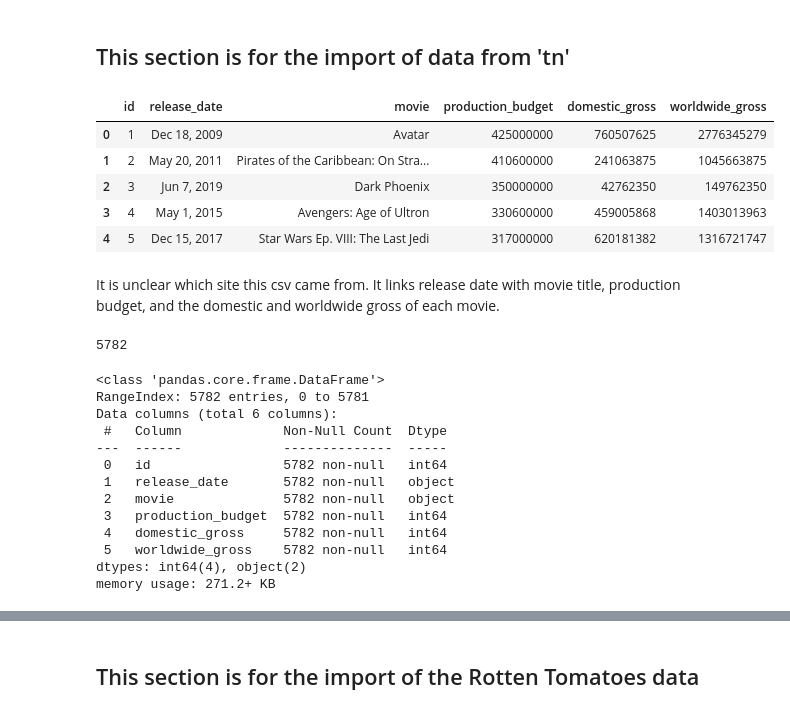
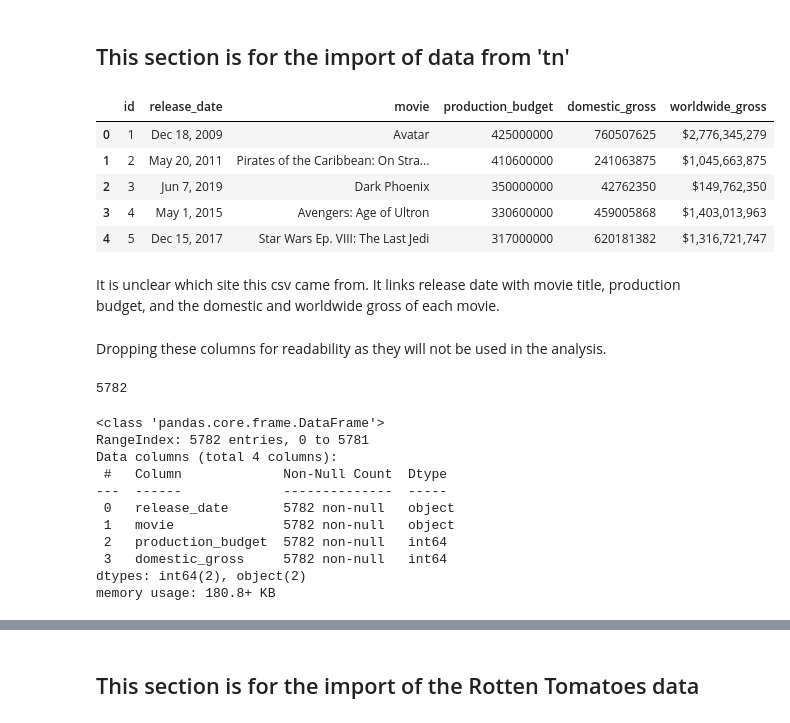
Before and after one commit to JenniferLavoie/DSFirstProject, a Jupyter notebook: student.ipynb, the cells around one changed output, grey strips where cells are left out. Saved outputs shown, nothing was run; the diff lists cells and outputs as text; code cells hidden in the pictures.

```diff
--- a/student.ipynb
+++ b/student.ipynb
@@ -238,28 +242,30 @@ Name: foreign_gross, Length: 1199, dtype: int64
 # %%
 tn_df = pd.read_csv('zippedData/tn.movie_budgets.csv.gz')
 
 # list of columns that will be converted to numeric
-cols = ['production_budget', 'domestic_gross', 'worldwide_gross']
+cols = ['production_budget', 'domestic_gross']
 
 # removal of $ and , so that columns can be converted to numeric
 tn_df[cols] = tn_df[cols].replace({'\$':'', ',':''}, regex = True)
 
-# conversion of the specified columns to numeric
+# conversion of the specified columns to numeric.  Coerce will remove any non-numeric values.
 for col in cols:
     tn_df[col] = pd.to_numeric(tn_df[col], errors='coerce')
 
 tn_df.head()
 # %% [output]
 |  | id | release_date | movie | production_budget | domestic_gross | worldwide_gross |
-| 0 | 1 | Dec 18, 2009 | Avatar | 425000000 | 760507625 | 2776345279 |
-| 1 | 2 | May 20, 2011 | Pirates of the Caribbean: On Stra... | 410600000 | 241063875 | 1045663875 |
-| 2 | 3 | Jun 7, 2019 | Dark Phoenix | 350000000 | 42762350 | 149762350 |
-| 3 | 4 | May 1, 2015 | Avengers: Age of Ultron | 330600000 | 459005868 | 1403013963 |
-| 4 | 5 | Dec 15, 2017 | Star Wars Ep. VIII: The Last Jedi | 317000000 | 620181382 | 1316721747 |
+| 0 | 1 | Dec 18, 2009 | Avatar | 425000000 | 760507625 | $2,776,345,279 |
+| 1 | 2 | May 20, 2011 | Pirates of the Caribbean: On Stra... | 410600000 | 241063875 | $1,045,663,875 |
+| 2 | 3 | Jun 7, 2019 | Dark Phoenix | 350000000 | 42762350 | $149,762,350 |
+| 3 | 4 | May 1, 2015 | Avengers: Age of Ultron | 330600000 | 459005868 | $1,403,013,963 |
+| 4 | 5 | Dec 15, 2017 | Star Wars Ep. VIII: The Last Jedi | 317000000 | 620181382 | $1,316,721,747 |
 # %% [markdown]
 It is unclear which site this csv came from.  It links release date with movie title, production budget, and the domestic and worldwide gross of each movie.
 # %%
 tn_df.drop(['id', 'worldwide_gross'], axis=1, inplace=True)
+# %% [markdown]
+Dropping these columns for readability as they will not be used in the analysis.
 # %%
 print(len(tn_df)) # 5782
 # %% [output]
@@ -269,14 +275,12 @@ tn_df.info()
 # %% [output]
 <class 'pandas.core.frame.DataFrame'>
 RangeIndex: 5782 entries, 0 to 5781
-Data columns (total 6 columns):
+Data columns (total 4 columns):
  #   Column             Non-Null Count  Dtype
 ---  ------             --------------  -----
- 0   id                 5782 non-null   int64
- 1   release_date       5782 non-null   object
- 2   movie              5782 non-null   object
- 3   production_budget  5782 non-null   int64
- 4   domestic_gross     5782 non-null   int64
- 5   worldwide_gross    5782 non-null   int64
-dtypes: int64(4), object(2)
-memory usage: 271.2+ KB
+ 0   release_date       5782 non-null   object
+ 1   movie              5782 non-null   object
+ 2   production_budget  5782 non-null   int64
+ 3   domestic_gross     5782 non-null   int64
+dtypes: int64(2), object(2)
+memory usage: 180.8+ KB
```
Also changed, not shown: parts of 108 cells of this notebook.
